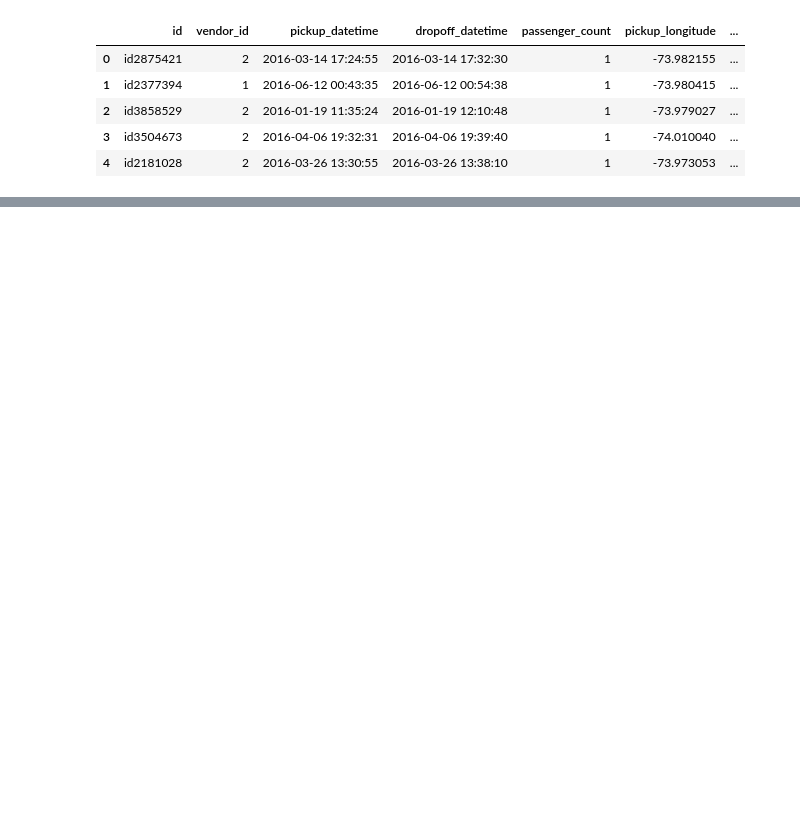
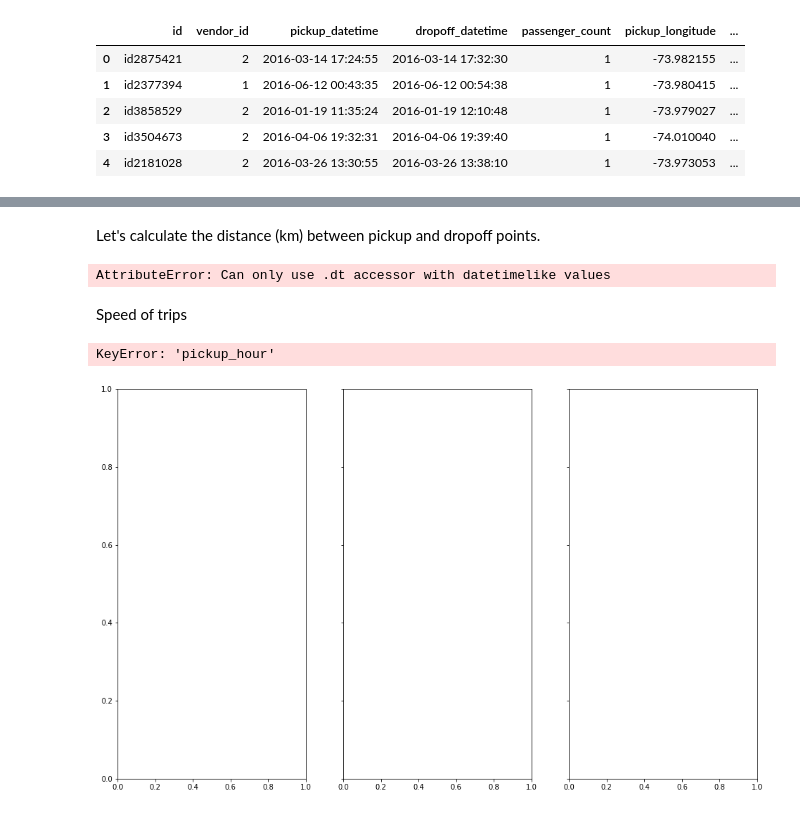
Before and after one commit to GaryLuoLuo/Data_Mining_Project_Jiahui_Qin_Zhe, a Jupyter notebook: PCA.ipynb, the cells around one changed output, grey strips where cells are left out. Drawn from its saved outputs; the diff is of its cells as text; code cells hidden in the pictures; blank space fills up the shorter version.

```diff
--- a/PCA.ipynb
+++ b/PCA.ipynb
@@ -64,0 +71,2 @@ plt.show()
+# %% [markdown]
+Let's calculate the distance (km) between pickup and dropoff points.
@@ -64,0 +110,34 @@ plt.show()
+# %%
+train.loc[:, 'pickup_weekday'] = train['pickup_datetime'].dt.weekday
+train.loc[:, 'pickup_hour_weekofyear'] = train['pickup_datetime'].dt.weekofyear
+train.loc[:, 'pickup_hour'] = train['pickup_datetime'].dt.hour
+train.loc[:, 'pickup_minute'] = train['pickup_datetime'].dt.minute
+train.loc[:, 'pickup_dt'] = (train['pickup_datetime'] - train['pickup_datetime'].min()).dt.total_seconds()
+train.loc[:, 'pickup_week_hour'] = train['pickup_weekday'] * 24 + train['pickup_hour']
+
+test.loc[:, 'pickup_weekday'] = test['pickup_datetime'].dt.weekday
+test.loc[:, 'pickup_hour_weekofyear'] = test['pickup_datetime'].dt.weekofyear
+test.loc[:, 'pickup_hour'] = test['pickup_datetime'].dt.hour
+test.loc[:, 'pickup_minute'] = test['pickup_datetime'].dt.minute
+test.loc[:, 'pickup_dt'] = (test['pickup_datetime'] - train['pickup_datetime'].min()).dt.total_seconds()
+test.loc[:, 'pickup_week_hour'] = test['pickup_weekday'] * 24 + test['pickup_hour']
+# %% [output]
+AttributeError: Can only use .dt accessor with datetimelike values
+# %% [markdown]
+Speed of trips
+# %%
+train.loc[:, 'avg_speed_h'] = 1000 * train['distance_haversine'] / train['trip_duration']
+train.loc[:, 'avg_speed_m'] = 1000 * train['distance_dummy_manhattan'] / train['trip_duration']
+fig, ax = plt.subplots(ncols=3, sharey=True)
+ax[0].plot(train.groupby('pickup_hour').mean()['avg_speed_h'], 'bo-', lw=2, alpha=0.7)
+ax[1].plot(train.groupby('pickup_weekday').mean()['avg_speed_h'], 'go-', lw=2, alpha=0.7)
+ax[2].plot(train.groupby('pickup_week_hour').mean()['avg_speed_h'], 'ro-', lw=2, alpha=0.7)
+ax[0].set_xlabel('hour')
+ax[1].set_xlabel('weekday')
+ax[2].set_xlabel('weekhour')
+ax[0].set_ylabel('average speed')
+fig.suptitle('Rush hour average traffic speed')
+plt.show()
+# %% [output]
+KeyError: 'pickup_hour'
+[figure, added]
```
Also changed, not shown: parts of 5 cells of this notebook.
